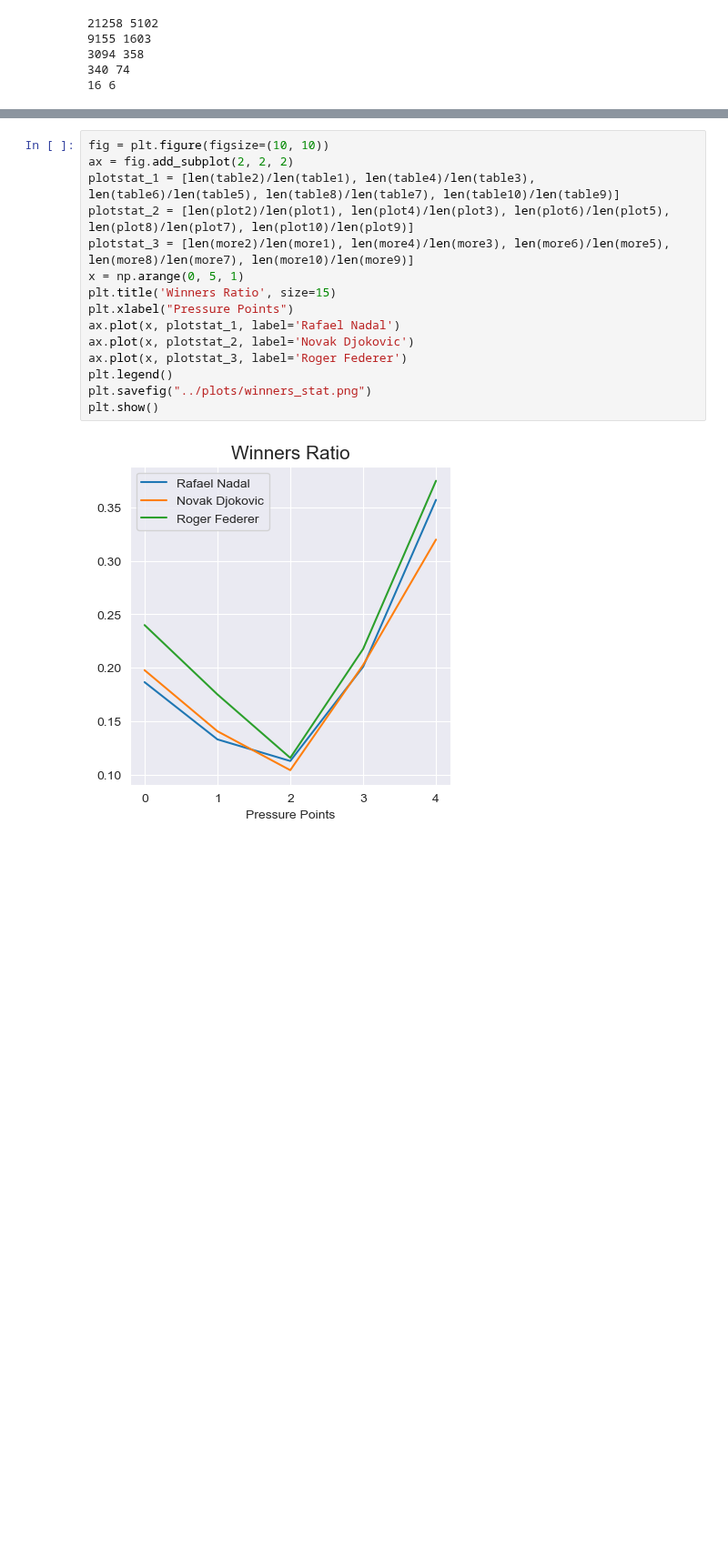
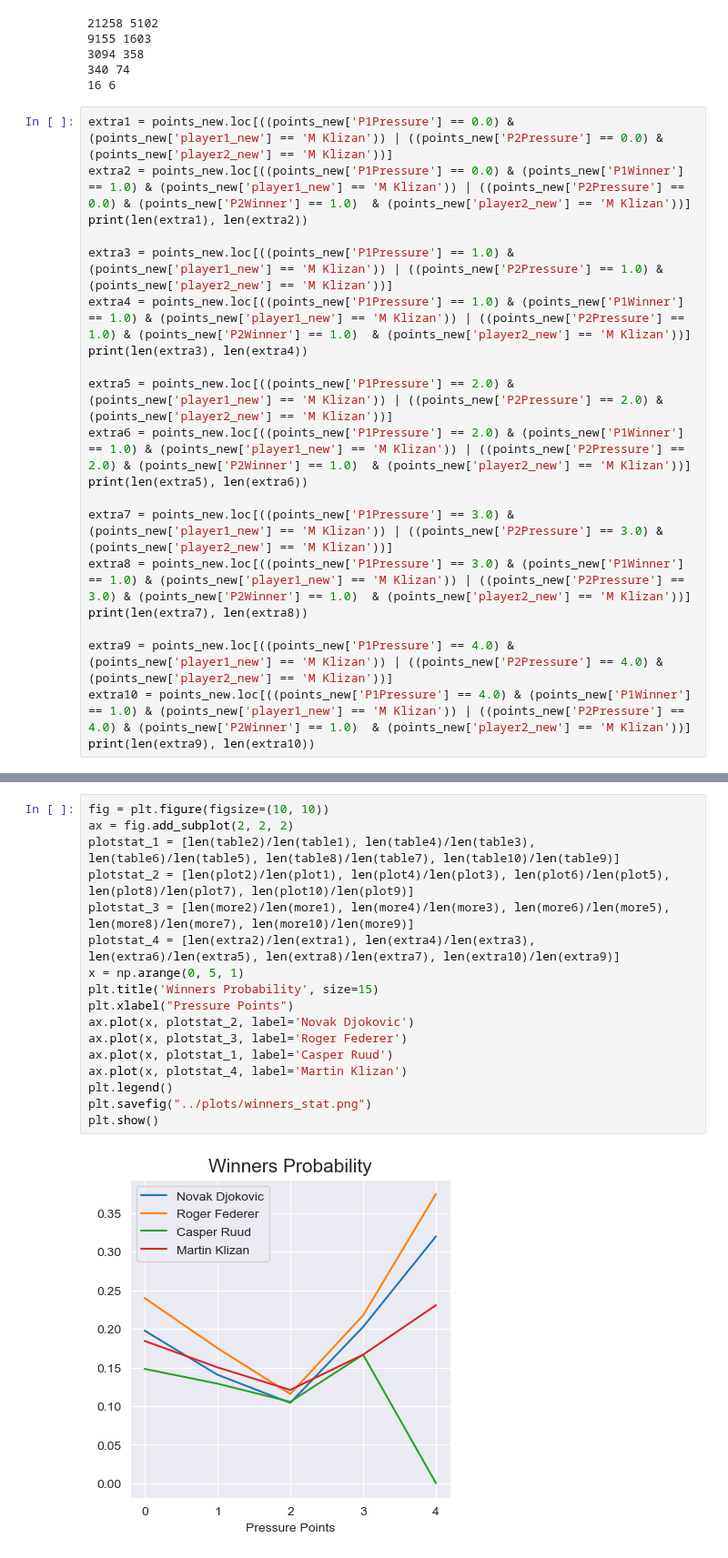
Before and after one commit to hoanganhminh01/CSE-481DS-Tennis-Analysis, a Jupyter notebook: src/playerstat.ipynb, the cells around one changed output, grey strips where cells are left out. Shown at 91% size. Saved outputs shown, nothing was run; the diff lists cells and outputs as text; blank space fills up the shorter version.

Commit message:
more plots

```diff
--- a/src/playerstat.ipynb
+++ b/src/playerstat.ipynb
@@ -291,3 +291,23 @@ print(len(more9), len(more10))
 3094 358
 340 74
 16 6
+# %%
+extra1 = points_new.loc[((points_new['P1Pressure'] == 0.0) & (points_new['player1_new'] == 'M Klizan')) | ((points_new['P2Pressure'] == 0.0) & (points_new['player2_new'] == 'M Klizan'))]
+extra2 = points_new.loc[((points_new['P1Pressure'] == 0.0) & (points_new['P1Winner'] == 1.0) & (points_new['player1_new'] == 'M Klizan')) | ((points_new['P2Pressure'] == 0.0) & (points_new['P2Winner'] == 1.0)  & (points_new['player2_new'] == 'M Klizan'))]
+print(len(extra1), len(extra2))
+
+extra3 = points_new.loc[((points_new['P1Pressure'] == 1.0) & (points_new['player1_new'] == 'M Klizan')) | ((points_new['P2Pressure'] == 1.0) & (points_new['player2_new'] == 'M Klizan'))]
+extra4 = points_new.loc[((points_new['P1Pressure'] == 1.0) & (points_new['P1Winner'] == 1.0) & (points_new['player1_new'] == 'M Klizan')) | ((points_new['P2Pressure'] == 1.0) & (points_new['P2Winner'] == 1.0)  & (points_new['player2_new'] == 'M Klizan'))]
+print(len(extra3), len(extra4))
+
+extra5 = points_new.loc[((points_new['P1Pressure'] == 2.0) & (points_new['player1_new'] == 'M Klizan')) | ((points_new['P2Pressure'] == 2.0) & (points_new['player2_new'] == 'M Klizan'))]
+extra6 = points_new.loc[((points_new['P1Pressure'] == 2.0) & (points_new['P1Winner'] == 1.0) & (points_new['player1_new'] == 'M Klizan')) | ((points_new['P2Pressure'] == 2.0) & (points_new['P2Winner'] == 1.0)  & (points_new['player2_new'] == 'M Klizan'))]
+print(len(extra5), len(extra6))
+
+extra7 = points_new.loc[((points_new['P1Pressure'] == 3.0) & (points_new['player1_new'] == 'M Klizan')) | ((points_new['P2Pressure'] == 3.0) & (points_new['player2_new'] == 'M Klizan'))]
+extra8 = points_new.loc[((points_new['P1Pressure'] == 3.0) & (points_new['P1Winner'] == 1.0) & (points_new['player1_new'] == 'M Klizan')) | ((points_new['P2Pressure'] == 3.0) & (points_new['P2Winner'] == 1.0)  & (points_new['player2_new'] == 'M Klizan'))]
+print(len(extra7), len(extra8))
+
+extra9 = points_new.loc[((points_new['P1Pressure'] == 4.0) & (points_new['player1_new'] == 'M Klizan')) | ((points_new['P2Pressure'] == 4.0) & (points_new['player2_new'] == 'M Klizan'))]
+extra10 = points_new.loc[((points_new['P1Pressure'] == 4.0) & (points_new['P1Winner'] == 1.0) & (points_new['player1_new'] == 'M Klizan')) | ((points_new['P2Pressure'] == 4.0) & (points_new['P2Winner'] == 1.0)  & (points_new['player2_new'] == 'M Klizan'))]
+print(len(extra9), len(extra10))
@@ -294,17 +320,19 @@ print(len(more9), len(more10))
 # %%
 fig = plt.figure(figsize=(10, 10))
 ax = fig.add_subplot(2, 2, 2)
 plotstat_1 = [len(table2)/len(table1), len(table4)/len(table3), len(table6)/len(table5), len(table8)/len(table7), len(table10)/len(table9)]
 plotstat_2 = [len(plot2)/len(plot1), len(plot4)/len(plot3), len(plot6)/len(plot5), len(plot8)/len(plot7), len(plot10)/len(plot9)]
 plotstat_3 = [len(more2)/len(more1), len(more4)/len(more3), len(more6)/len(more5), len(more8)/len(more7), len(more10)/len(more9)]
+plotstat_4 = [len(extra2)/len(extra1), len(extra4)/len(extra3), len(extra6)/len(extra5), len(extra8)/len(extra7), len(extra10)/len(extra9)]
 x = np.arange(0, 5, 1)
-plt.title('Winners Ratio', size=15)
+plt.title('Winners Probability', size=15)
 plt.xlabel("Pressure Points")
-ax.plot(x, plotstat_1, label='Rafael Nadal')
 ax.plot(x, plotstat_2, label='Novak Djokovic')
 ax.plot(x, plotstat_3, label='Roger Federer')
+ax.plot(x, plotstat_1, label='Casper Ruud')
+ax.plot(x, plotstat_4, label='Martin Klizan')
 plt.legend()
 plt.savefig("../plots/winners_stat.png")
 plt.show()
 # %% [output]
-[figure, old version]
+[figure, new version]
```
Also changed, not shown: parts of 2 cells of this notebook, 5 other files.
